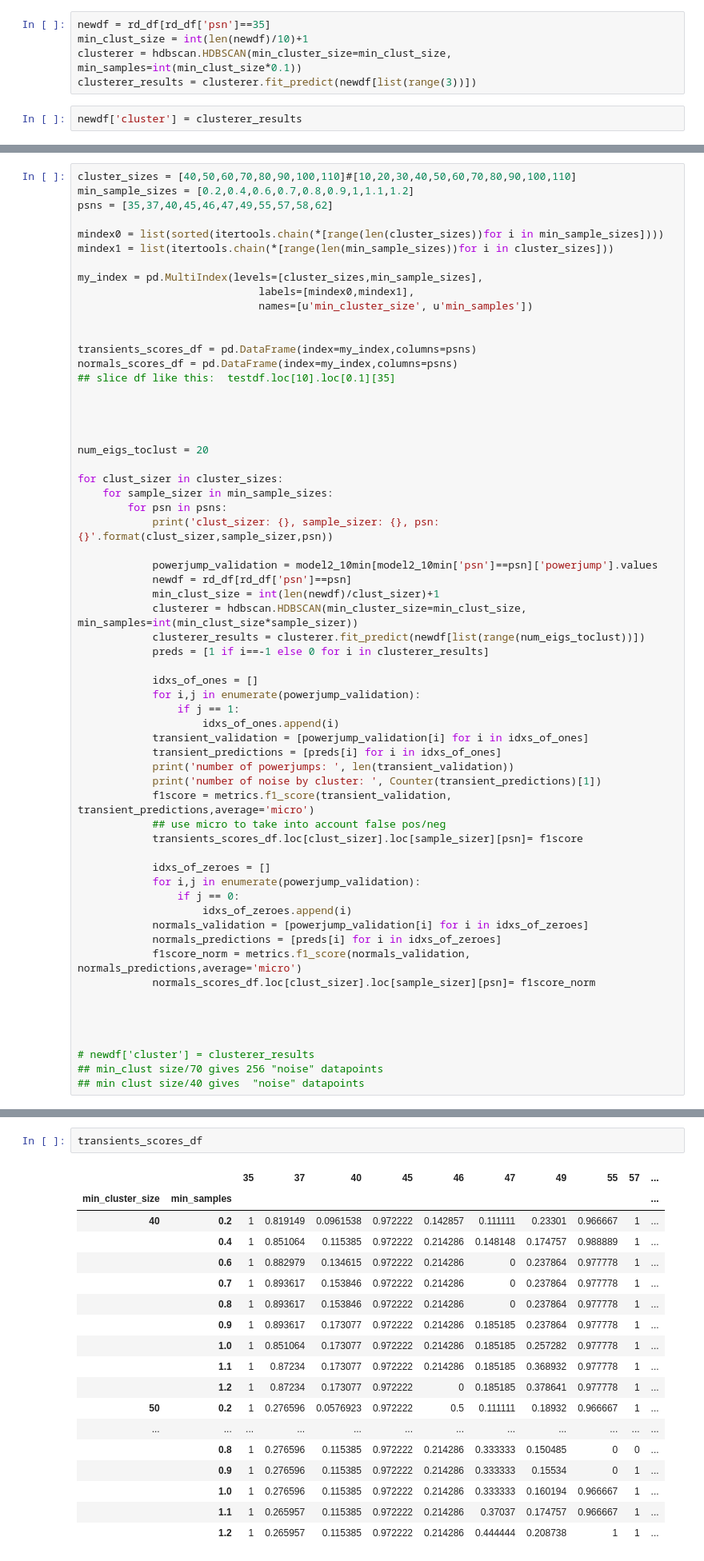
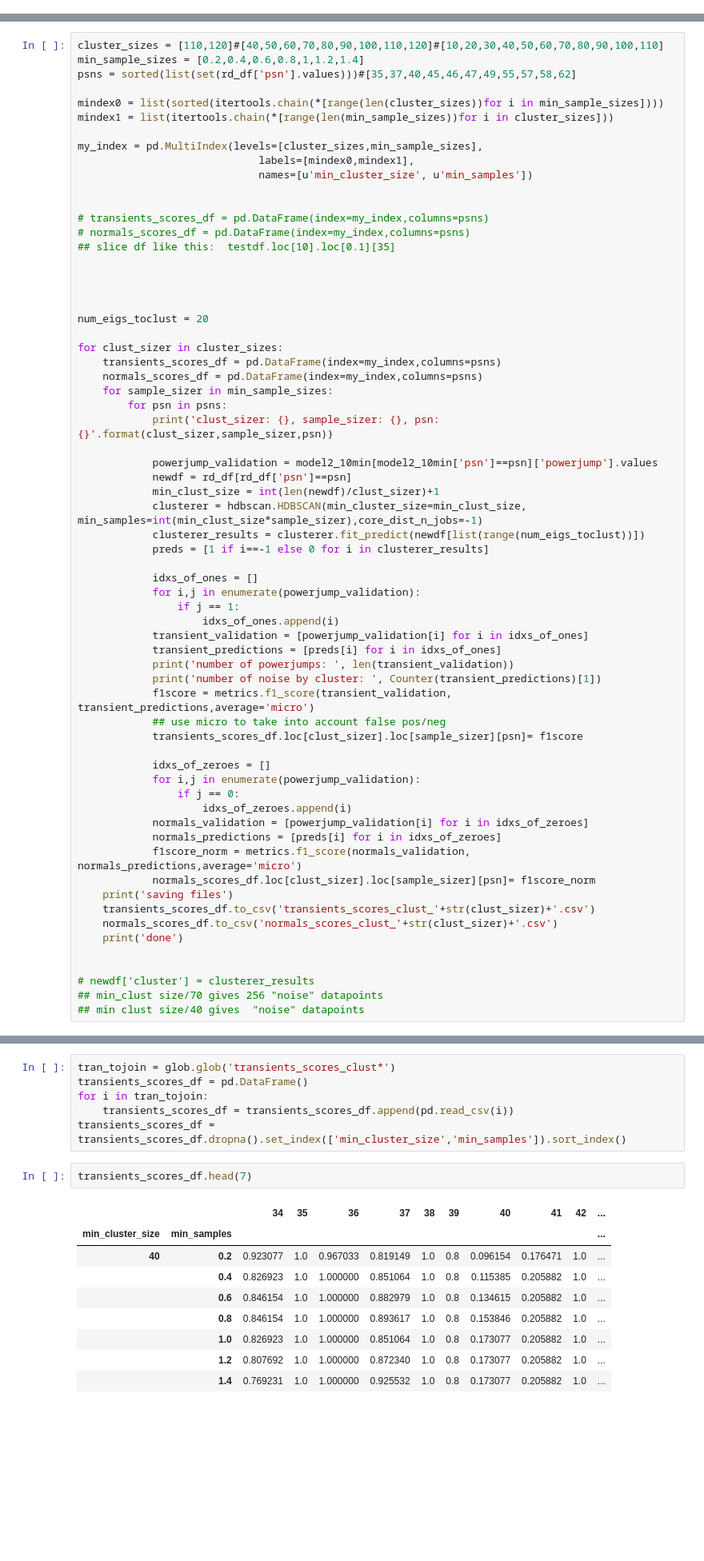
Before and after one commit to j-goldsmith/TurbineTimeSeries.EDA, a Jupyter notebook: eda/Hdbscan tuning.ipynb, the cells around one changed output, grey strips where cells are left out. Shown at 80% size. Saved outputs shown, nothing was run; the diff lists cells and outputs as text; blank space fills up the shorter version.

```diff
--- a/eda/Hdbscan tuning.ipynb
+++ b/eda/Hdbscan tuning.ipynb
@@ -409,7 +403,0 @@ Counter({0: 70573, 1: 635})
-# %%
-newdf = rd_df[rd_df['psn']==35]
-min_clust_size = int(len(newdf)/10)+1
-clusterer = hdbscan.HDBSCAN(min_cluster_size=min_clust_size, min_samples=int(min_clust_size*0.1))
-clusterer_results = clusterer.fit_predict(newdf[list(range(3))])
-# %%
-newdf['cluster'] = clusterer_results
@@ -426,7 +404,7 @@ Counter({-1: 71208})
 # %%
-cluster_sizes = [40,50,60,70,80,90,100,110]#[10,20,30,40,50,60,70,80,90,100,110]
-min_sample_sizes = [0.2,0.4,0.6,0.7,0.8,0.9,1,1.1,1.2]
-psns = [35,37,40,45,46,47,49,55,57,58,62]
+cluster_sizes = [110,120]#[40,50,60,70,80,90,100,110,120]#[10,20,30,40,50,60,70,80,90,100,110]
+min_sample_sizes = [0.2,0.4,0.6,0.8,1,1.2,1.4]
+psns = sorted(list(set(rd_df['psn'].values)))#[35,37,40,45,46,47,49,55,57,58,62]
 
 mindex0 = list(sorted(itertools.chain(*[range(len(cluster_sizes))for i in min_sample_sizes])))
 mindex1 = list(itertools.chain(*[range(len(min_sample_sizes))for i in cluster_sizes]))
@@ -436,8 +414,8 @@ my_index = pd.MultiIndex(levels=[cluster_sizes,min_sample_sizes],
                              names=[u'min_cluster_size', u'min_samples'])
 
 
-transients_scores_df = pd.DataFrame(index=my_index,columns=psns)
-normals_scores_df = pd.DataFrame(index=my_index,columns=psns)
+# transients_scores_df = pd.DataFrame(index=my_index,columns=psns)
+# normals_scores_df = pd.DataFrame(index=my_index,columns=psns)
 ## slice df like this:  testdf.loc[10].loc[0.1][35]
 
 
@@ -446,6 +424,8 @@ normals_scores_df = pd.DataFrame(index=my_index,columns=psns)
 num_eigs_toclust = 20
 
 for clust_sizer in cluster_sizes:
+    transients_scores_df = pd.DataFrame(index=my_index,columns=psns)
+    normals_scores_df = pd.DataFrame(index=my_index,columns=psns)
     for sample_sizer in min_sample_sizes:
         for psn in psns:
             print('clust_sizer: {}, sample_sizer: {}, psn: {}'.format(clust_sizer,sample_sizer,psn))
@@ -453,7 +433,7 @@ for clust_sizer in cluster_sizes:
             powerjump_validation = model2_10min[model2_10min['psn']==psn]['powerjump'].values
             newdf = rd_df[rd_df['psn']==psn]
             min_clust_size = int(len(newdf)/clust_sizer)+1
-            clusterer = hdbscan.HDBSCAN(min_cluster_size=min_clust_size, min_samples=int(min_clust_size*sample_sizer))
+            clusterer = hdbscan.HDBSCAN(min_cluster_size=min_clust_size, min_samples=int(min_clust_size*sample_sizer),core_dist_n_jobs=-1)
             clusterer_results = clusterer.fit_predict(newdf[list(range(num_eigs_toclust))])
             preds = [1 if i==-1 else 0 for i in clusterer_results]
 
@@ -477,8 +457,10 @@ for clust_sizer in cluster_sizes:
             normals_predictions = [preds[i] for i in idxs_of_zeroes]
             f1score_norm = metrics.f1_score(normals_validation, normals_predictions,average='micro')
             normals_scores_df.loc[clust_sizer].loc[sample_sizer][psn]= f1score_norm
-
-
+    print('saving files')
+    transients_scores_df.to_csv('transients_scores_clust_'+str(clust_sizer)+'.csv')
+    normals_scores_df.to_csv('normals_scores_clust_'+str(clust_sizer)+'.csv')
+    print('done')
 
 
 # newdf['cluster'] = clusterer_results
@@ -509,24 +495,21 @@ normals_scores_df.to_csv('normals_scores.csv')
+# %%
+tran_tojoin = glob.glob('transients_scores_clust*')
+transients_scores_df = pd.DataFrame()
+for i in tran_tojoin:
+    transients_scores_df = transients_scores_df.append(pd.read_csv(i))
+transients_scores_df = transients_scores_df.dropna().set_index(['min_cluster_size','min_samples']).sort_index()
 # %%
-transients_scores_df
+transients_scores_df.head(7)
 # %% [output]
-|  |  | 35 | 37 | 40 | 45 | 46 | 47 | 49 | 55 | 57 | ... |
+|  |  | 34 | 35 | 36 | 37 | 38 | 39 | 40 | 41 | 42 | ... |
 | min_cluster_size | min_samples |  |  |  |  |  |  |  |  |  | ... |
-| 40 | 0.2 | 1 | 0.819149 | 0.0961538 | 0.972222 | 0.142857 | 0.111111 | 0.23301 | 0.966667 | 1 | ... |
-|  | 0.4 | 1 | 0.851064 | 0.115385 | 0.972222 | 0.214286 | 0.148148 | 0.174757 | 0.988889 | 1 | ... |
-|  | 0.6 | 1 | 0.882979 | 0.134615 | 0.972222 | 0.214286 | 0 | 0.237864 | 0.977778 | 1 | ... |
-|  | 0.7 | 1 | 0.893617 | 0.153846 | 0.972222 | 0.214286 | 0 | 0.237864 | 0.977778 | 1 | ... |
-|  | 0.8 | 1 | 0.893617 | 0.153846 | 0.972222 | 0.214286 | 0 | 0.237864 | 0.977778 | 1 | ... |
-|  | 0.9 | 1 | 0.893617 | 0.173077 | 0.972222 | 0.214286 | 0.185185 | 0.237864 | 0.977778 | 1 | ... |
-|  | 1.0 | 1 | 0.851064 | 0.173077 | 0.972222 | 0.214286 | 0.185185 | 0.257282 | 0.977778 | 1 | ... |
-|  | 1.1 | 1 | 0.87234 | 0.173077 | 0.972222 | 0.214286 | 0.185185 | 0.368932 | 0.977778 | 1 | ... |
-|  | 1.2 | 1 | 0.87234 | 0.173077 | 0.972222 | 0 | 0.185185 | 0.378641 | 0.977778 | 1 | ... |
-| 50 | 0.2 | 1 | 0.276596 | 0.0576923 | 0.972222 | 0.5 | 0.111111 | 0.18932 | 0.966667 | 1 | ... |
-| ... | ... | ... | ... | ... | ... | ... | ... | ... | ... | ... | ... |
-|  | 0.8 | 1 | 0.276596 | 0.115385 | 0.972222 | 0.214286 | 0.333333 | 0.150485 | 0 | 0 | ... |
-|  | 0.9 | 1 | 0.276596 | 0.115385 | 0.972222 | 0.214286 | 0.333333 | 0.15534 | 0 | 1 | ... |
-|  | 1.0 | 1 | 0.276596 | 0.115385 | 0.972222 | 0.214286 | 0.333333 | 0.160194 | 0.966667 | 1 | ... |
-|  | 1.1 | 1 | 0.265957 | 0.115385 | 0.972222 | 0.214286 | 0.37037 | 0.174757 | 0.966667 | 1 | ... |
-|  | 1.2 | 1 | 0.265957 | 0.115385 | 0.972222 | 0.214286 | 0.444444 | 0.208738 | 1 | 1 | ... |
+| 40 | 0.2 | 0.923077 | 1.0 | 0.967033 | 0.819149 | 1.0 | 0.8 | 0.096154 | 0.176471 | 1.0 | ... |
+|  | 0.4 | 0.826923 | 1.0 | 1.000000 | 0.851064 | 1.0 | 0.8 | 0.115385 | 0.205882 | 1.0 | ... |
+|  | 0.6 | 0.846154 | 1.0 | 1.000000 | 0.882979 | 1.0 | 0.8 | 0.134615 | 0.205882 | 1.0 | ... |
+|  | 0.8 | 0.846154 | 1.0 | 1.000000 | 0.893617 | 1.0 | 0.8 | 0.153846 | 0.205882 | 1.0 | ... |
+|  | 1.0 | 0.826923 | 1.0 | 1.000000 | 0.851064 | 1.0 | 0.8 | 0.173077 | 0.205882 | 1.0 | ... |
+|  | 1.2 | 0.807692 | 1.0 | 1.000000 | 0.872340 | 1.0 | 0.8 | 0.173077 | 0.205882 | 1.0 | ... |
+|  | 1.4 | 0.769231 | 1.0 | 1.000000 | 0.925532 | 1.0 | 0.8 | 0.173077 | 0.205882 | 1.0 | ... |
 # %%
 mylist = []
 for col in transients_scores_df.columns:
```
Also changed, not shown: parts of 17 cells of this notebook.
